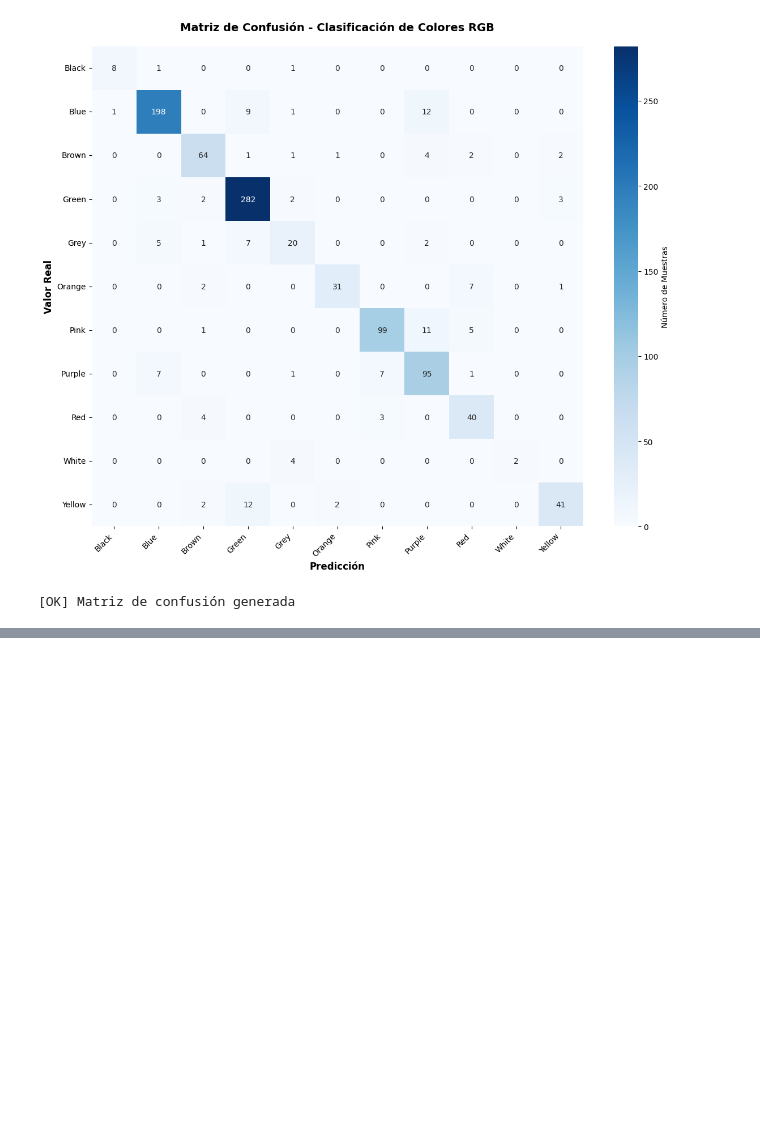
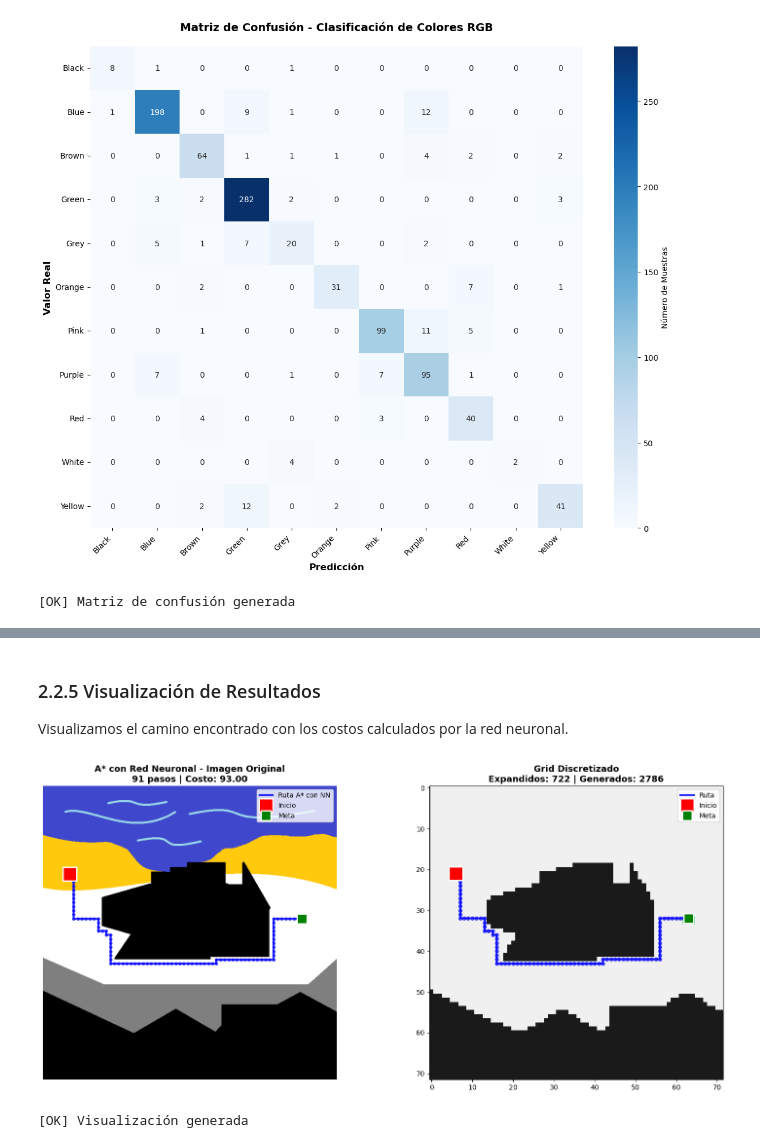
Before and after one commit to nadissa1508/CC3085-Proyecto1, a Jupyter notebook: Proyecto1.ipynb, the cells around one changed output, grey strips where cells are left out. Saved outputs shown, nothing was run; the diff lists cells and outputs as text; code cells hidden in the pictures; blank space fills up the shorter version.

```diff
--- a/Proyecto1.ipynb
+++ b/Proyecto1.ipynb
@@ -2794,0 +3105,70 @@ print("[OK] Matriz de confusión generada")
+# %% [markdown]
+### 2.2.5 Visualización de Resultados
+
+Visualizamos el camino encontrado con los costos calculados por la red neuronal.
+# %%
+if path_nn:
+    # Visualización del camino encontrado
+    fig, axes = plt.subplots(1, 2, figsize=(16, 7))
+
+    # === Panel izquierdo: Imagen original con ruta ===
+    axes[0].imshow(discretizer_nn.original_image)
+
+    # Convertir coordenadas del grid a píxeles
+    tile_size = discretizer_nn.tile_size
+    path_x = [(col * tile_size) + tile_size // 2 for row, col in path_nn]
+    path_y = [(row * tile_size) + tile_size // 2 for row, col in path_nn]
+
+    # Dibujar la ruta
+    axes[0].plot(path_x, path_y, 'b-', linewidth=3, alpha=0.8, label='Ruta A* con NN')
+    axes[0].plot(path_x, path_y, 'bo', markersize=4, alpha=0.6)
+
+    # Marcar inicio y fin
+    axes[0].plot(path_x[0], path_y[0], 'rs', markersize=20,
+                markeredgecolor='white', markeredgewidth=2, label='Inicio')
+    axes[0].plot(path_x[-1], path_y[-1], 'gs', markersize=15,
+                markeredgecolor='white', markeredgewidth=2, label='Meta')
+
+    axes[0].set_title(f'A* con Red Neuronal - Imagen Original\n{len(path_nn)} pasos | Costo: {solution_nn.path_cost:.2f}',
+                    fontsize=13, fontweight='bold')
+    axes[0].legend(loc='upper right', fontsize=10)
+    axes[0].axis('off')
+
+    # === Panel derecho: Grid discretizado con ruta ===
+    colors = ['#1a1a1a', '#f0f0f0', '#e74c3c', '#2ecc71']
+    cmap = ListedColormap(colors)
+
+    axes[1].imshow(discretizer_nn.grid, cmap=cmap, vmin=0, vmax=3)
+
+    # Dibujar la ruta en el grid
+    path_cols = [col for row, col in path_nn]
+    path_rows = [row for row, col in path_nn]
+
+    axes[1].plot(path_cols, path_rows, 'b-', linewidth=3, alpha=0.8, label='Ruta')
+    axes[1].plot(path_cols, path_rows, 'bo', markersize=5, alpha=0.6)
+
+    # Marcar inicio y fin
+    axes[1].plot(path_cols[0], path_rows[0], 'rs', markersize=20,
+                markeredgecolor='white', markeredgewidth=2, label='Inicio')
+    axes[1].plot(path_cols[-1], path_rows[-1], 'gs', markersize=15,
+                markeredgecolor='white', markeredgewidth=2, label='Meta')
+
+    axes[1].set_title(f'Grid Discretizado\nExpandidos: {astar_nn_stats["nodes_expanded"]} | Generados: {astar_nn_stats["nodes_generated"]}',
+                    fontsize=13, fontweight='bold')
+    axes[1].legend(loc='upper right', fontsize=10)
+
+    # Grid visual si es pequeño
+    if discretizer_nn.grid_width <= 50:
+        axes[1].set_xticks(np.arange(-0.5, discretizer_nn.grid_width, 1), minor=True)
+        axes[1].set_yticks(np.arange(-0.5, discretizer_nn.grid_height, 1), minor=True)
+        axes[1].grid(which='minor', color='gray', linestyle='-', linewidth=0.3, alpha=0.5)
+
+    plt.tight_layout()
+    plt.show()
+
+    print("[OK] Visualización generada")
+else:
+    print("[!] No hay camino para visualizar")
+# %% [output]
+[figure, added]
+[OK] Visualización generada
```
Also changed, not shown: parts of 19 cells of this notebook, 2 other files.
